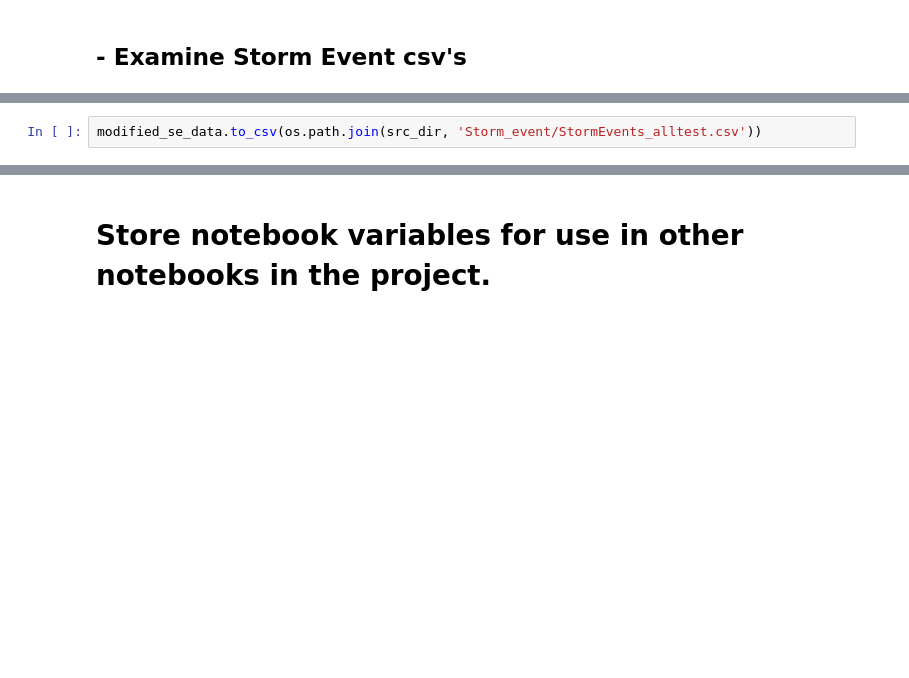
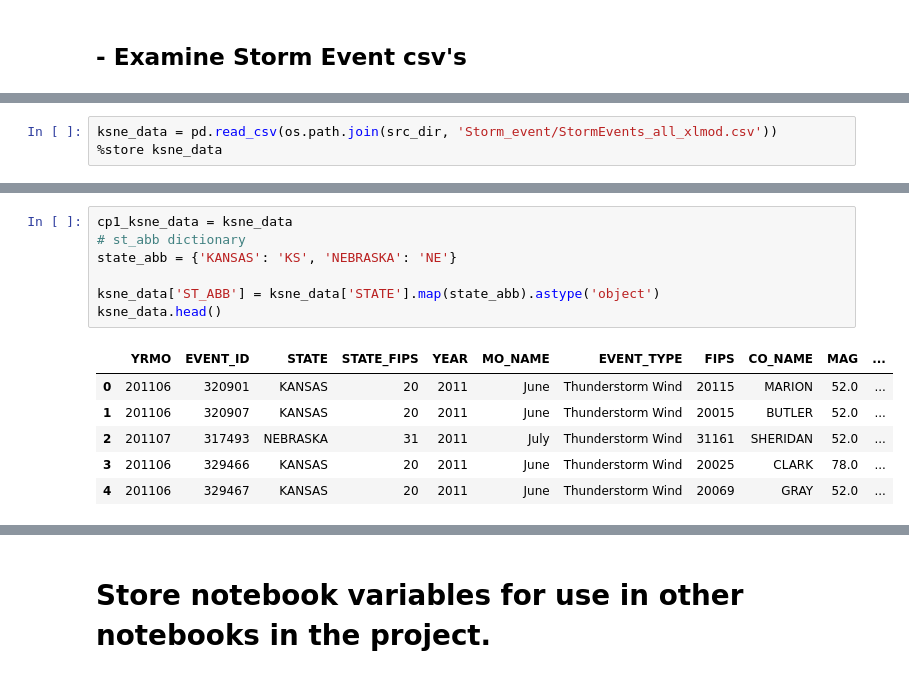
Before and after one commit to ehlenbergerjl/WindBreak, a Jupyter notebook: eda_1a_se_pre.ipynb, the cells around one changed output, grey strips where cells are left out. Saved outputs shown, nothing was run; the diff lists cells and outputs as text; blank space fills up the shorter version.

```diff
--- a/eda_1a_se_pre.ipynb
+++ b/eda_1a_se_pre.ipynb
@@ -159,0 +116,3 @@ modified_se_data.to_csv(os.path.join(src_dir, 'Storm_event/StormEvents_all.csv')
+# %%
+ksne_data = pd.read_csv(os.path.join(src_dir, 'Storm_event/StormEvents_all_xlmod.csv'))
+%store ksne_data
@@ -163,2 +183,14 @@ modified_se_data = modified_se_data.drop(columns='EVENT_ID_1').rename(
-# %%
-modified_se_data.to_csv(os.path.join(src_dir, 'Storm_event/StormEvents_alltest.csv'))
+# %%
+cp1_ksne_data = ksne_data
+# st_abb dictionary
+state_abb = {'KANSAS': 'KS', 'NEBRASKA': 'NE'}
+
+ksne_data['ST_ABB'] = ksne_data['STATE'].map(state_abb).astype('object')
+ksne_data.head()
+# %% [output]
+|  | YRMO | EVENT_ID | STATE | STATE_FIPS | YEAR | MO_NAME | EVENT_TYPE | FIPS | CO_NAME | MAG | ... |
+| 0 | 201106 | 320901 | KANSAS | 20 | 2011 | June | Thunderstorm Wind | 20115 | MARION | 52.0 | ... |
+| 1 | 201106 | 320907 | KANSAS | 20 | 2011 | June | Thunderstorm Wind | 20015 | BUTLER | 52.0 | ... |
+| 2 | 201107 | 317493 | NEBRASKA | 31 | 2011 | July | Thunderstorm Wind | 31161 | SHERIDAN | 52.0 | ... |
+| 3 | 201106 | 329466 | KANSAS | 20 | 2011 | June | Thunderstorm Wind | 20025 | CLARK | 78.0 | ... |
+| 4 | 201106 | 329467 | KANSAS | 20 | 2011 | June | Thunderstorm Wind | 20069 | GRAY | 52.0 | ... |
```
Also changed, not shown: parts of 37 cells of this notebook, 27 other files.
